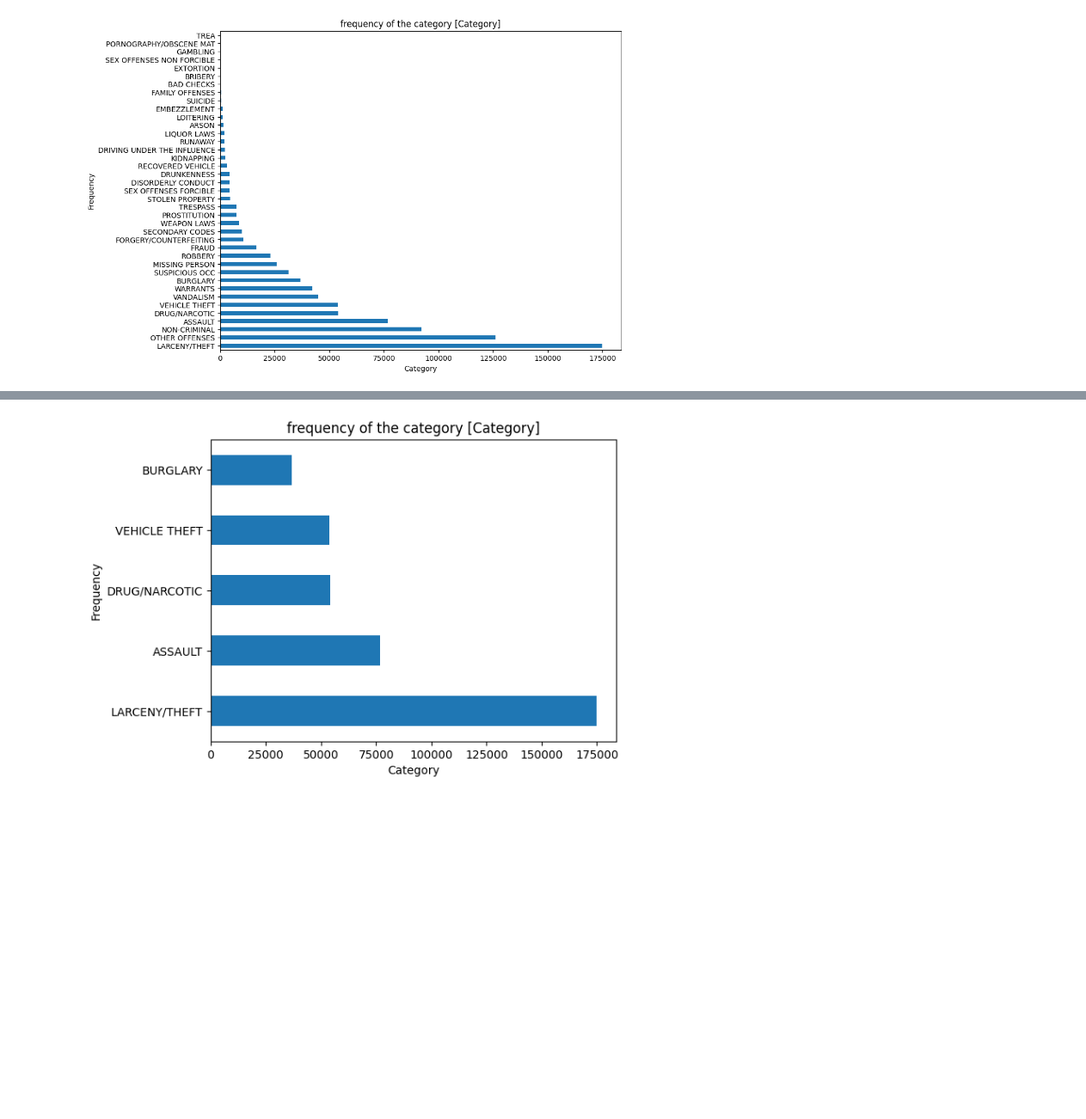
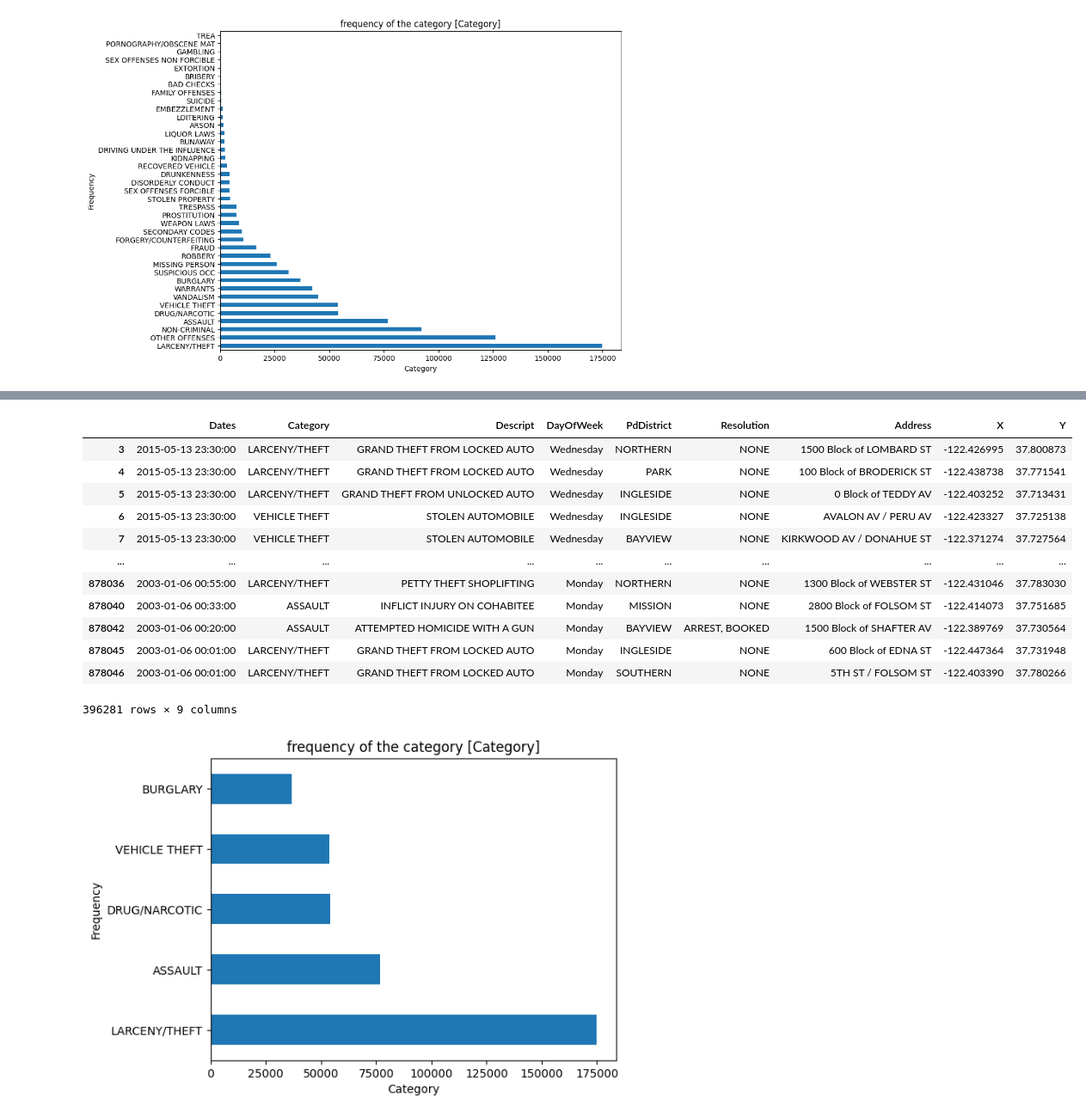
Before and after one commit to HassanAlhawari1998/SF-CrimePredict, a Jupyter notebook: Data_Preprocessing.ipynb, the cells around one changed output, grey strips where cells are left out. Shown: that part at 86% size. Saved outputs shown, nothing was run; the diff lists cells and outputs as text; code cells hidden in the pictures; blank space fills up the shorter version.

```diff
--- a/Data_Preprocessing.ipynb
+++ b/Data_Preprocessing.ipynb
@@ -128,3 +134,19 @@ dtype: float64
+# %%
+filter_df
+# %% [output]
+|  | Dates | Category | Descript | DayOfWeek | PdDistrict | Resolution | Address | X | Y |
+| 3 | 2015-05-13 23:30:00 | LARCENY/THEFT | GRAND THEFT FROM LOCKED AUTO | Wednesday | NORTHERN | NONE | 1500 Block of LOMBARD ST | -122.426995 | 37.800873 |
+| 4 | 2015-05-13 23:30:00 | LARCENY/THEFT | GRAND THEFT FROM LOCKED AUTO | Wednesday | PARK | NONE | 100 Block of BRODERICK ST | -122.438738 | 37.771541 |
+| 5 | 2015-05-13 23:30:00 | LARCENY/THEFT | GRAND THEFT FROM UNLOCKED AUTO | Wednesday | INGLESIDE | NONE | 0 Block of TEDDY AV | -122.403252 | 37.713431 |
+| 6 | 2015-05-13 23:30:00 | VEHICLE THEFT | STOLEN AUTOMOBILE | Wednesday | INGLESIDE | NONE | AVALON AV / PERU AV | -122.423327 | 37.725138 |
+| 7 | 2015-05-13 23:30:00 | VEHICLE THEFT | STOLEN AUTOMOBILE | Wednesday | BAYVIEW | NONE | KIRKWOOD AV / DONAHUE ST | -122.371274 | 37.727564 |
+| ... | ... | ... | ... | ... | ... | ... | ... | ... | ... |
+| 878036 | 2003-01-06 00:55:00 | LARCENY/THEFT | PETTY THEFT SHOPLIFTING | Monday | NORTHERN | NONE | 1300 Block of WEBSTER ST | -122.431046 | 37.783030 |
+| 878040 | 2003-01-06 00:33:00 | ASSAULT | INFLICT INJURY ON COHABITEE | Monday | MISSION | NONE | 2800 Block of FOLSOM ST | -122.414073 | 37.751685 |
+| 878042 | 2003-01-06 00:20:00 | ASSAULT | ATTEMPTED HOMICIDE WITH A GUN | Monday | BAYVIEW | ARREST, BOOKED | 1500 Block of SHAFTER AV | -122.389769 | 37.730564 |
+| 878045 | 2003-01-06 00:01:00 | LARCENY/THEFT | GRAND THEFT FROM LOCKED AUTO | Monday | INGLESIDE | NONE | 600 Block of EDNA ST | -122.447364 | 37.731948 |
+| 878046 | 2003-01-06 00:01:00 | LARCENY/THEFT | GRAND THEFT FROM LOCKED AUTO | Monday | SOUTHERN | NONE | 5TH ST / FOLSOM ST | -122.403390 | 37.780266 |
+396281 rows × 9 columns
 # %%
 # plot new df
 filter_df['Category'].value_counts().plot(kind='barh')
```
Also changed, not shown: parts of 3 cells of this notebook.
